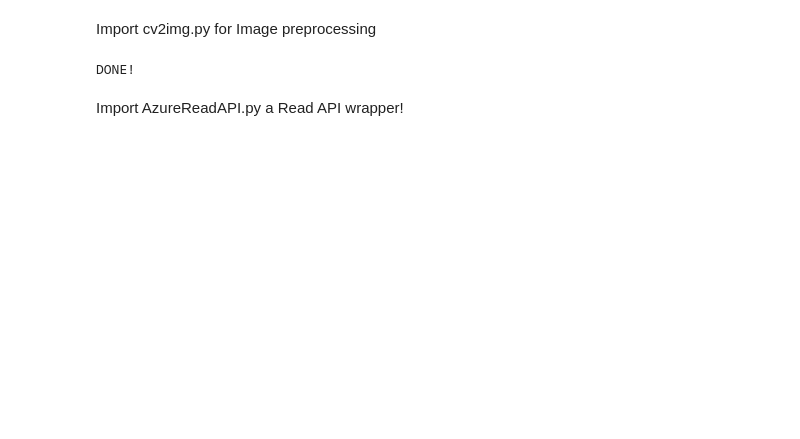
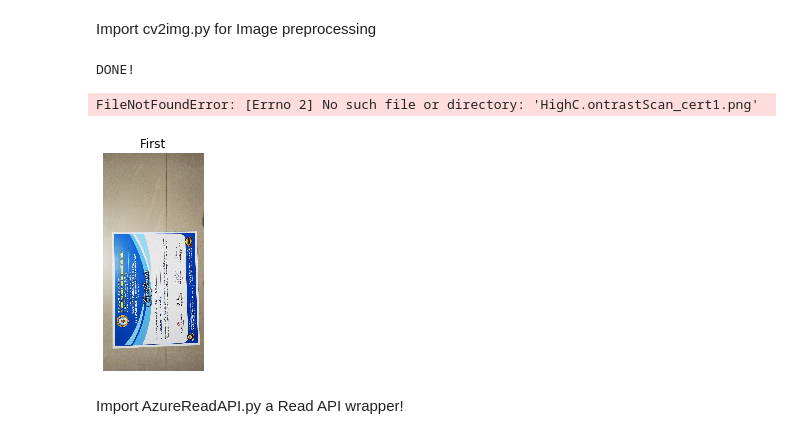
Before and after one commit to gpnagar/Img2txt, a Jupyter notebook: cv2imgNB.ipynb, the cells around one changed output. Drawn from its saved outputs; the diff is of its cells as text; code cells hidden in the pictures; blank space fills up the shorter version.

```diff
--- a/cv2imgNB.ipynb
+++ b/cv2imgNB.ipynb
@@ -7,4 +6,24 @@ cv2img.mains(imgin="certs\\10.jpeg", imgout="cert1")
 # %% [output]
 DONE!
+# %%
+from matplotlib import pyplot, image
+plt, img = pyplot, image
+
+img_d = {"First":"certs\\10.jpeg","Second":"HighContrastScan_cert1.png"}
+
+def ploty(path):
+    fig = plt.figure()
+    j = 0
+    for i in path:
+        a = fig.add_subplot()
+        imgplot = plt.imshow(img.imread(path[i]))
+        plt.axis('off')
+        a.set_title(i)
+
+ploty(img_d)
+# ploty("certs\\10.jpeg")
+# %% [output]
+FileNotFoundError: [Errno 2] No such file or directory: 'HighC.ontrastScan_cert1.png'
+[figure, added]
 # %% [markdown]
 Import AzureReadAPI.py a Read API wrapper!
```
Also changed, not shown: parts of 5 cells of this notebook, 2 other files.
